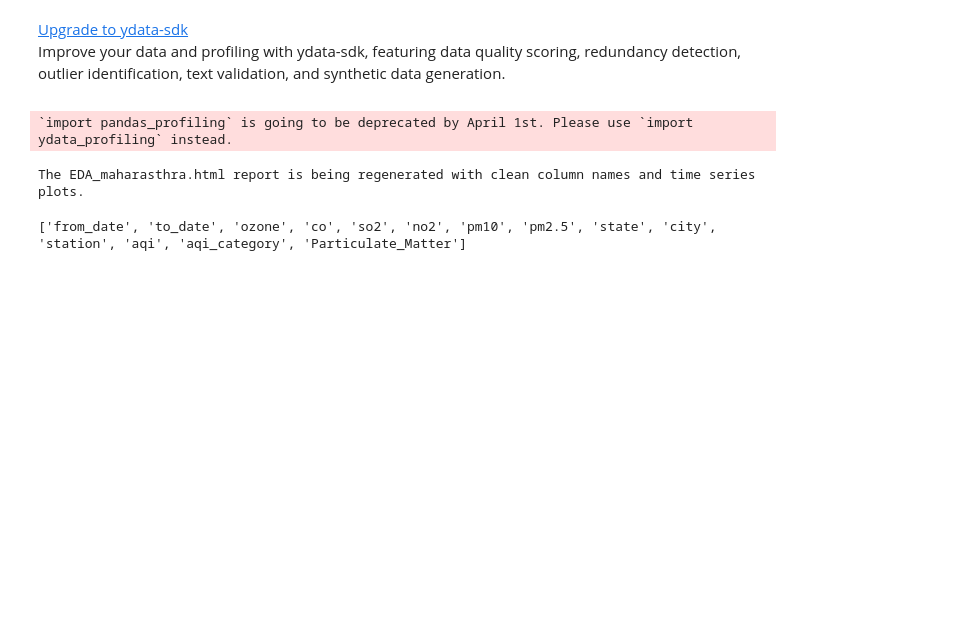
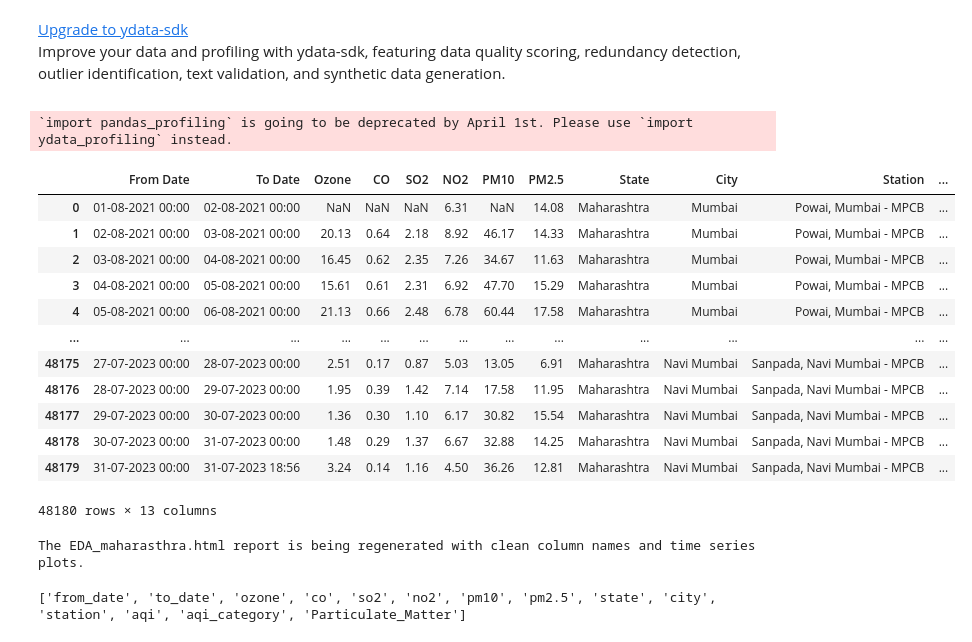
Before and after one commit to Vagdevi1512/Environmental, a Jupyter notebook: Maharasthra.ipynb, the cells around one changed output. Saved outputs shown, nothing was run; the diff lists cells and outputs as text; code cells hidden in the pictures; blank space fills up the shorter version.

```diff
--- a/Maharasthra.ipynb
+++ b/Maharasthra.ipynb
@@ -411,6 +411,21 @@ Improve your data and profiling with ydata-sdk, featuring data quality scoring,
 `import pandas_profiling` is going to be deprecated by April 1st. Please use `import ydata_profiling` instead.
 # %%
 data = pd.read_csv("Maharasthra.csv")
+data
+# %% [output]
+|  | From Date | To Date | Ozone | CO | SO2 | NO2 | PM10 | PM2.5 | State | City | Station | ... |
+| 0 | 01-08-2021 00:00 | 02-08-2021 00:00 | NaN | NaN | NaN | 6.31 | NaN | 14.08 | Maharashtra | Mumbai | Powai, Mumbai - MPCB | ... |
+| 1 | 02-08-2021 00:00 | 03-08-2021 00:00 | 20.13 | 0.64 | 2.18 | 8.92 | 46.17 | 14.33 | Maharashtra | Mumbai | Powai, Mumbai - MPCB | ... |
+| 2 | 03-08-2021 00:00 | 04-08-2021 00:00 | 16.45 | 0.62 | 2.35 | 7.26 | 34.67 | 11.63 | Maharashtra | Mumbai | Powai, Mumbai - MPCB | ... |
+| 3 | 04-08-2021 00:00 | 05-08-2021 00:00 | 15.61 | 0.61 | 2.31 | 6.92 | 47.70 | 15.29 | Maharashtra | Mumbai | Powai, Mumbai - MPCB | ... |
+| 4 | 05-08-2021 00:00 | 06-08-2021 00:00 | 21.13 | 0.66 | 2.48 | 6.78 | 60.44 | 17.58 | Maharashtra | Mumbai | Powai, Mumbai - MPCB | ... |
+| ... | ... | ... | ... | ... | ... | ... | ... | ... | ... | ... | ... | ... |
+| 48175 | 27-07-2023 00:00 | 28-07-2023 00:00 | 2.51 | 0.17 | 0.87 | 5.03 | 13.05 | 6.91 | Maharashtra | Navi Mumbai | Sanpada, Navi Mumbai - MPCB | ... |
+| 48176 | 28-07-2023 00:00 | 29-07-2023 00:00 | 1.95 | 0.39 | 1.42 | 7.14 | 17.58 | 11.95 | Maharashtra | Navi Mumbai | Sanpada, Navi Mumbai - MPCB | ... |
+| 48177 | 29-07-2023 00:00 | 30-07-2023 00:00 | 1.36 | 0.30 | 1.10 | 6.17 | 30.82 | 15.54 | Maharashtra | Navi Mumbai | Sanpada, Navi Mumbai - MPCB | ... |
+| 48178 | 30-07-2023 00:00 | 31-07-2023 00:00 | 1.48 | 0.29 | 1.37 | 6.67 | 32.88 | 14.25 | Maharashtra | Navi Mumbai | Sanpada, Navi Mumbai - MPCB | ... |
+| 48179 | 31-07-2023 00:00 | 31-07-2023 18:56 | 3.24 | 0.14 | 1.16 | 4.50 | 36.26 | 12.81 | Maharashtra | Navi Mumbai | Sanpada, Navi Mumbai - MPCB | ... |
+48180 rows × 13 columns
 # %%
 import pandas as pd
 from pandas_profiling import ProfileReport # Or ydata_profiling
```
Also changed, not shown: parts of 1 cell of this notebook, 3 other files.
